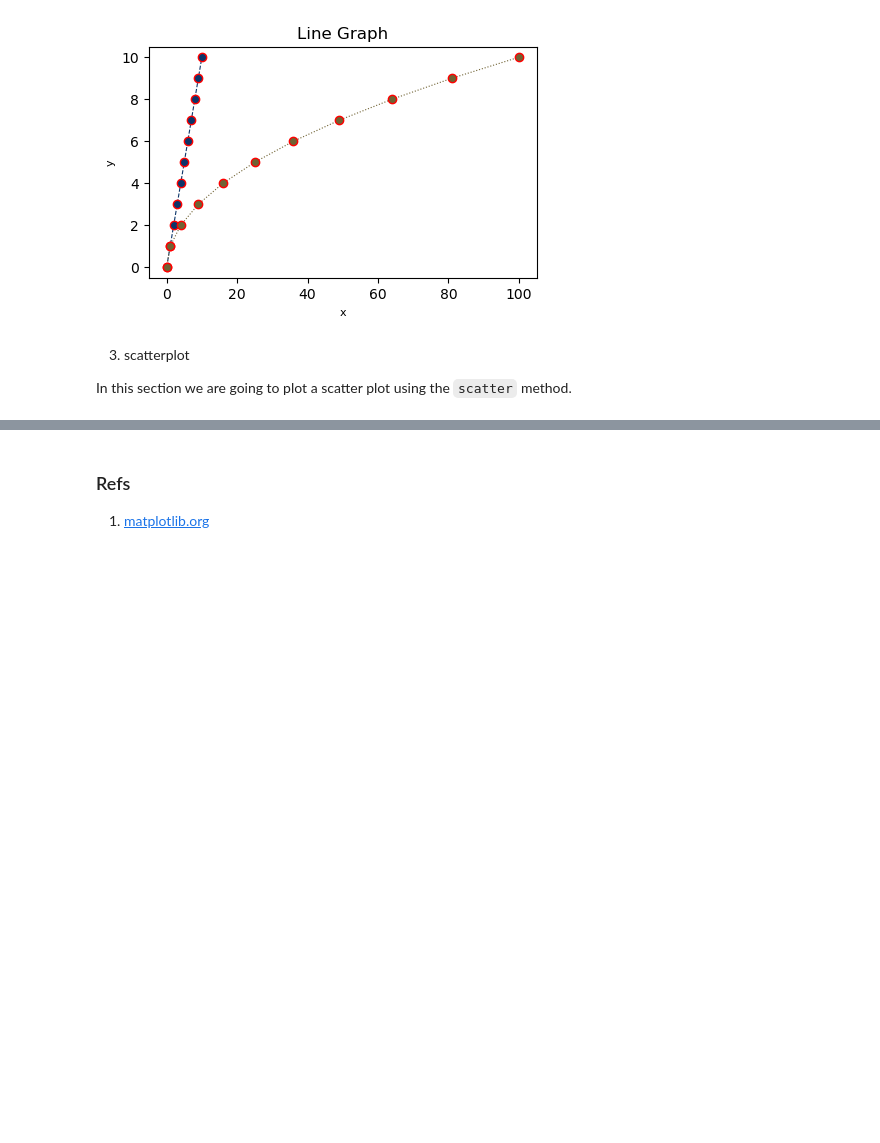
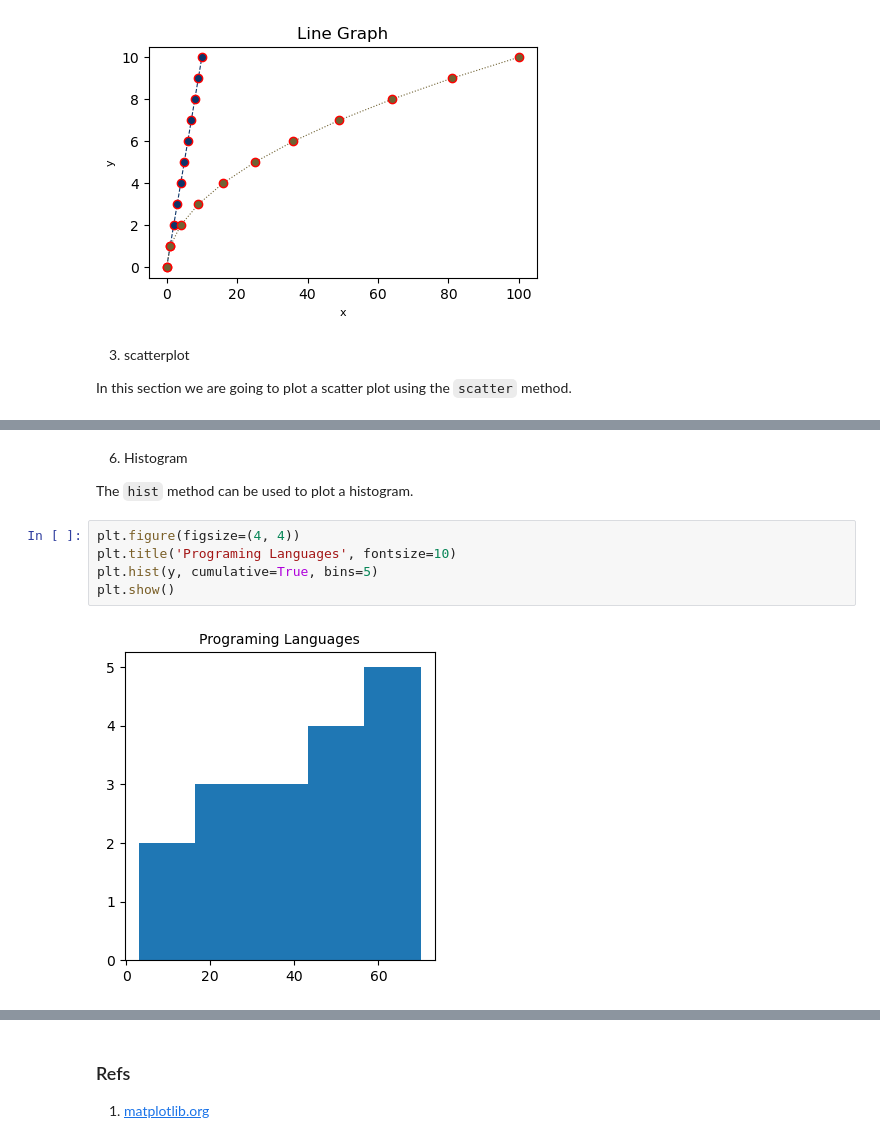
Before and after one commit to CrispenGari/Data-Visualisation-Python, a Jupyter notebook: matplotlib/matplotlib.ipynb, the cells around one changed output, grey strips where cells are left out. Cells and saved outputs as stored; diff of their text form; blank space fills up the shorter version.

```diff
--- a/matplotlib/matplotlib.ipynb
+++ b/matplotlib/matplotlib.ipynb
@@ -95,0 +128,11 @@ plt.show()
+# %% [markdown]
+6. Histogram
+
+The `hist` method can be used to plot a histogram.
+# %%
+plt.figure(figsize=(4, 4))
+plt.title('Programing Languages', fontsize=10)
+plt.hist(y, cumulative=True, bins=5)
+plt.show()
+# %% [output]
+[figure, added]
```
Also changed, not shown: parts of 39 cells of this notebook, 4 other files.
